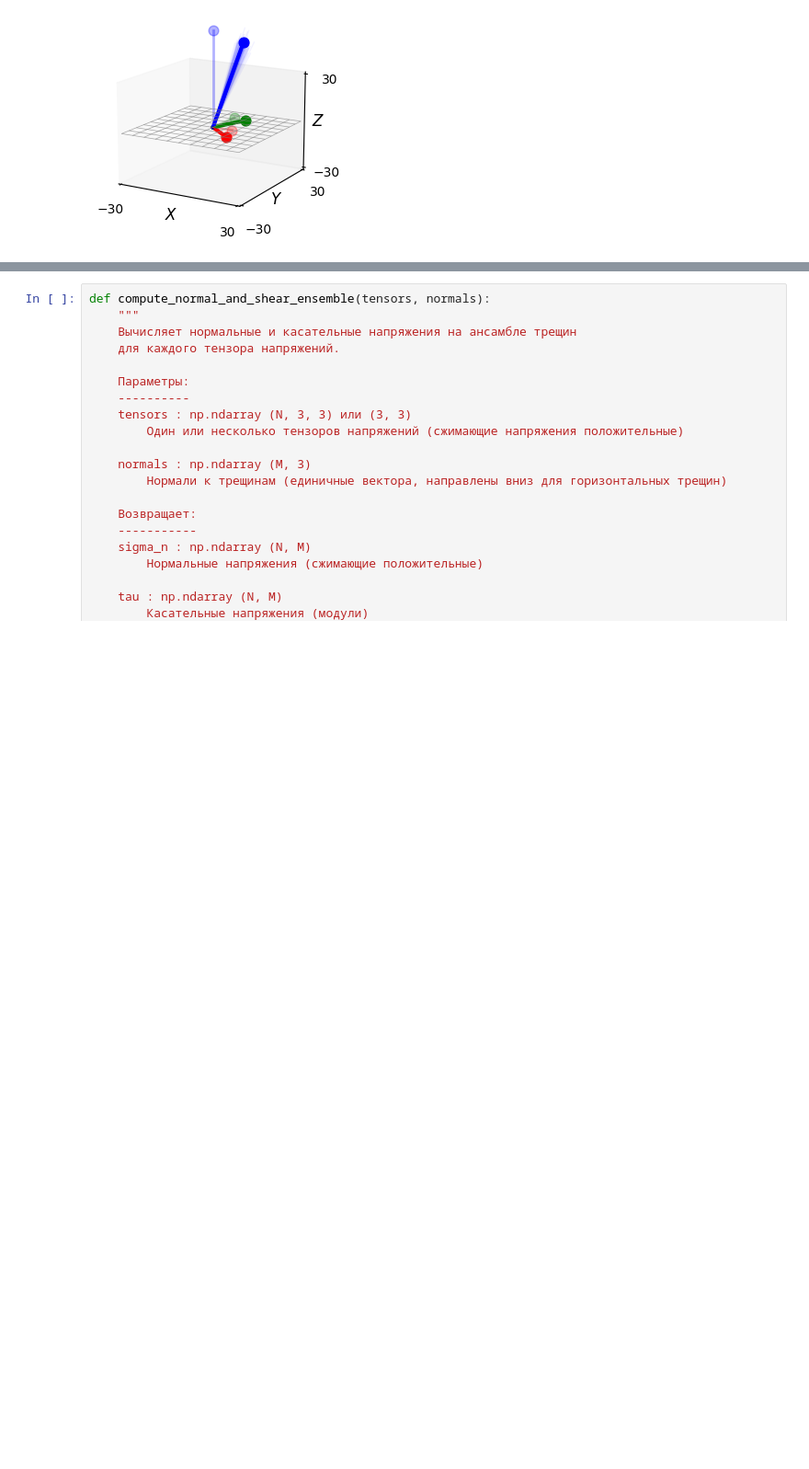
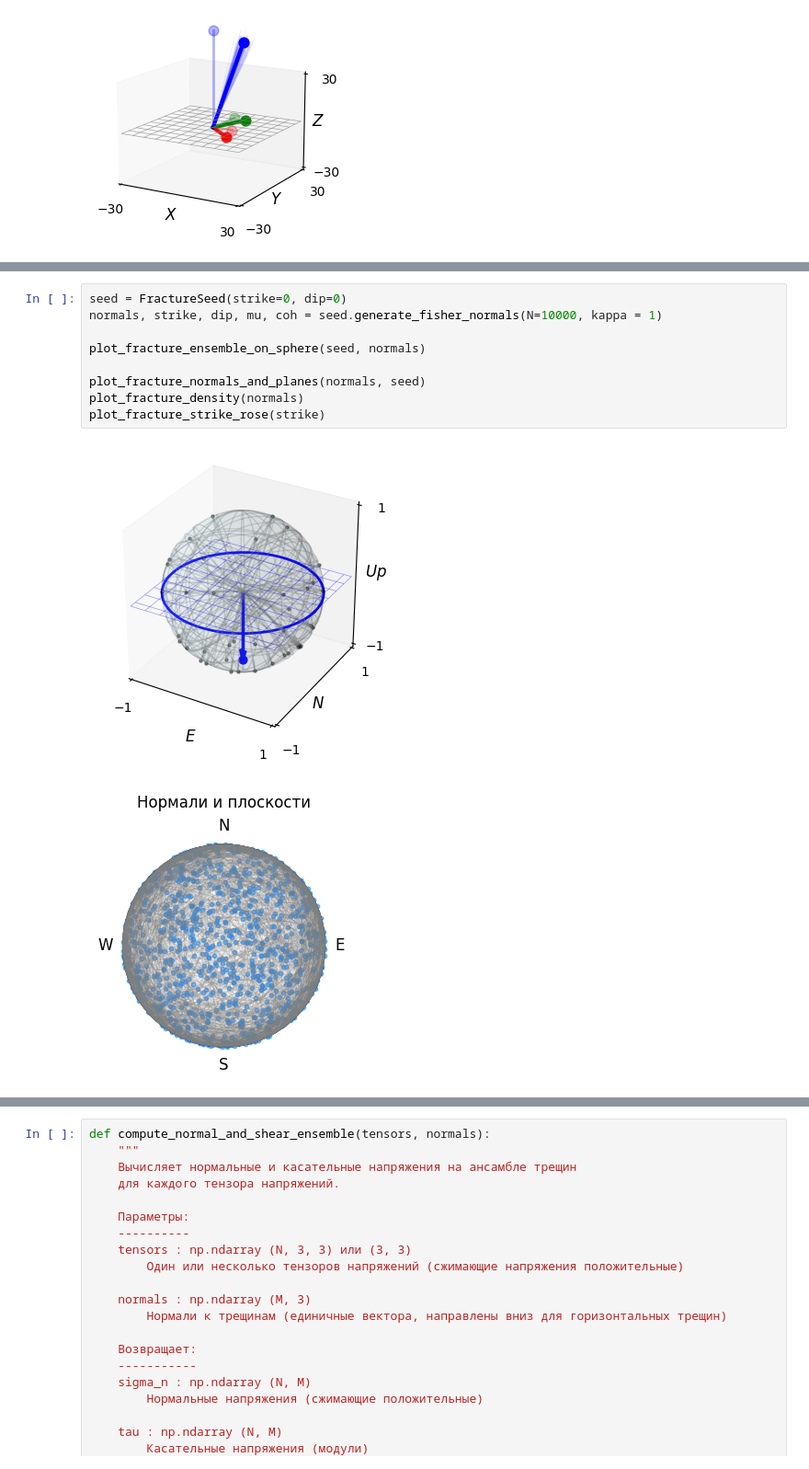
Before and after one commit to mexalon/mm2, a Jupyter notebook: pore_press_to_events.ipynb, the cells around one changed output, grey strips where cells are left out. Shown at 92% size. Cells and saved outputs as stored; diff of their text form; blank space fills up the shorter version.

Commit message:
fisher

```diff
--- a/pore_press_to_events.ipynb
+++ b/pore_press_to_events.ipynb
@@ -816,0 +915,12 @@ plot_fracture_strike_rose(strike)
+# %%
+seed = FractureSeed(strike=0, dip=0)
+normals, strike, dip, mu, coh = seed.generate_fisher_normals(N=10000, kappa = 1)
+
+plot_fracture_ensemble_on_sphere(seed, normals)
+
+plot_fracture_normals_and_planes(normals, seed)
+plot_fracture_density(normals)
+plot_fracture_strike_rose(strike)
+# %% [output]
+[figure, added]
+[figure, added]
```
Also changed, not shown: parts of 4 cells of this notebook.
